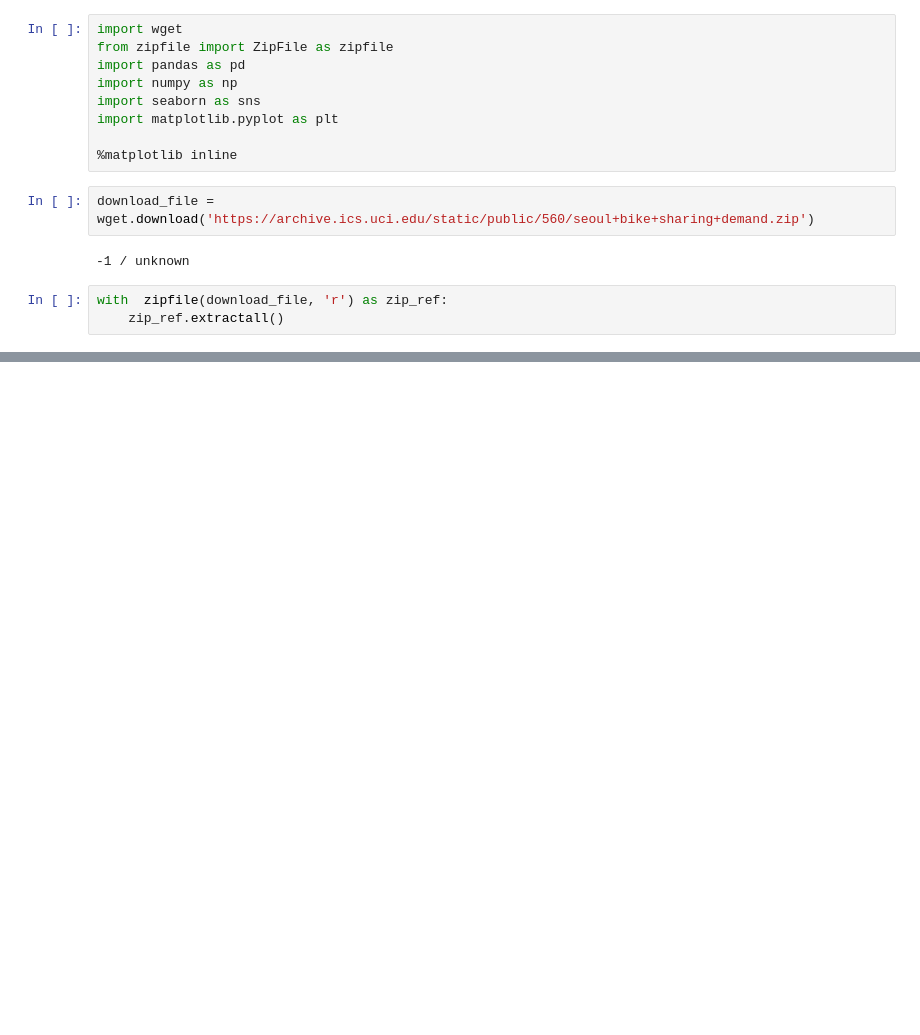
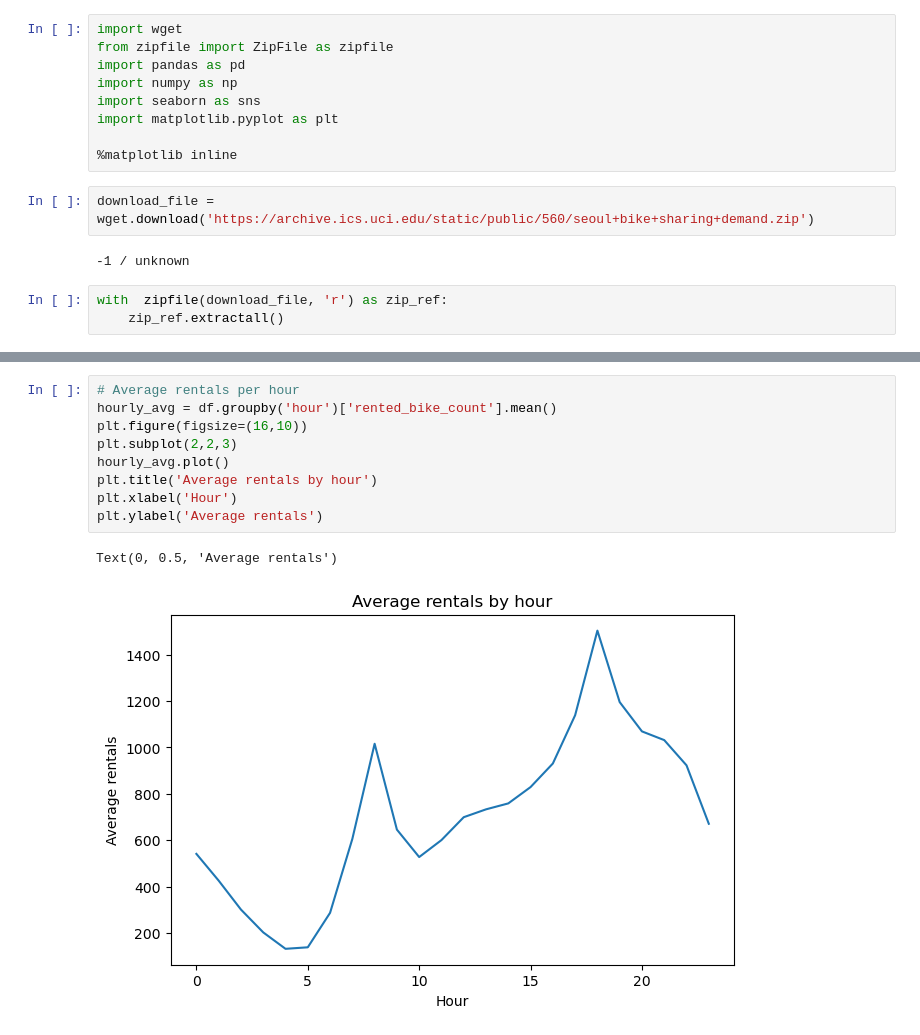
Before and after one commit to okellodaniel/bike_hiring_classification, a Jupyter notebook: notebook.ipynb, the cells around one changed output, grey strips where cells are left out. Cells and saved outputs as stored; diff of their text form; blank space fills up the shorter version.

```diff
--- a/notebook.ipynb
+++ b/notebook.ipynb
@@ -46,0 +221,12 @@ memory usage: 958.3+ KB
+# %%
+# Average rentals per hour
+hourly_avg = df.groupby('hour')['rented_bike_count'].mean()
+plt.figure(figsize=(16,10))
+plt.subplot(2,2,3)
+hourly_avg.plot()
+plt.title('Average rentals by hour')
+plt.xlabel('Hour')
+plt.ylabel('Average rentals')
+# %% [output]
+Text(0, 0.5, 'Average rentals')
+[figure, added]
```
Also changed, not shown: parts of 40 cells of this notebook.
